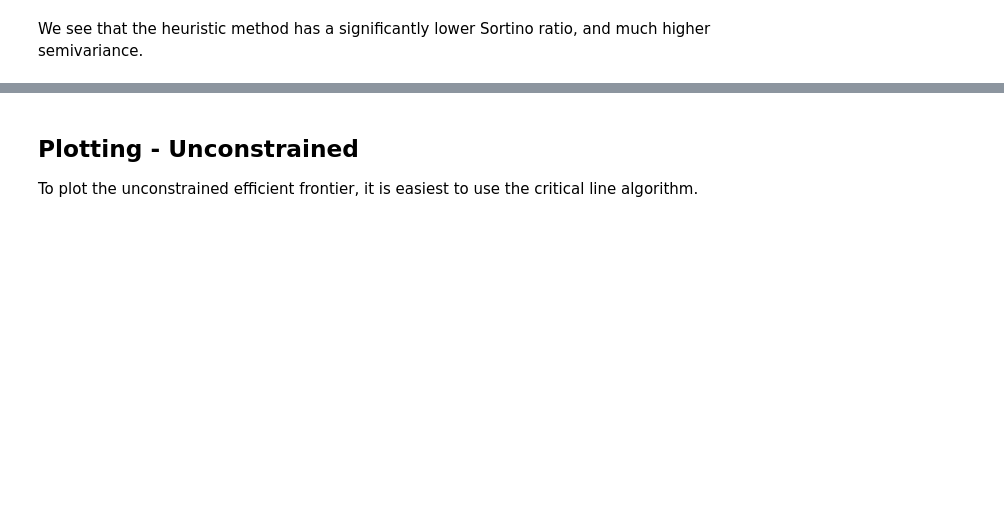
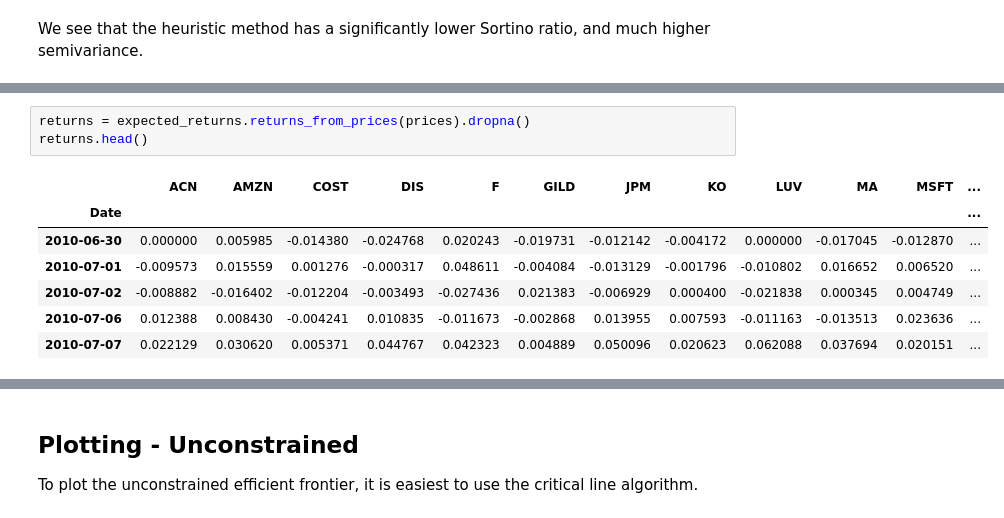
Before and after one commit to robertmartin8/PyPortfolioOpt, a Jupyter notebook: cookbook/2-Mean-Variance-Optimisation.ipynb, the cells around one changed output, grey strips where cells are left out. Cells and saved outputs as stored; diff of their text form; blank space fills up the shorter version.

```diff
--- a/cookbook/2-Mean-Variance-Optimisation.ipynb
+++ b/cookbook/2-Mean-Variance-Optimisation.ipynb
@@ -523,0 +534,11 @@ We see that the heuristic method has a significantly lower Sortino ratio, and mu
+# %%
+returns = expected_returns.returns_from_prices(prices).dropna()
+returns.head()
+# %% [output]
+|  | ACN | AMZN | COST | DIS | F | GILD | JPM | KO | LUV | MA | MSFT | ... |
+| Date |  |  |  |  |  |  |  |  |  |  |  | ... |
+| 2010-06-30 | 0.000000 | 0.005985 | -0.014380 | -0.024768 | 0.020243 | -0.019731 | -0.012142 | -0.004172 | 0.000000 | -0.017045 | -0.012870 | ... |
+| 2010-07-01 | -0.009573 | 0.015559 | 0.001276 | -0.000317 | 0.048611 | -0.004084 | -0.013129 | -0.001796 | -0.010802 | 0.016652 | 0.006520 | ... |
+| 2010-07-02 | -0.008882 | -0.016402 | -0.012204 | -0.003493 | -0.027436 | 0.021383 | -0.006929 | 0.000400 | -0.021838 | 0.000345 | 0.004749 | ... |
+| 2010-07-06 | 0.012388 | 0.008430 | -0.004241 | 0.010835 | -0.011673 | -0.002868 | 0.013955 | 0.007593 | -0.011163 | -0.013513 | 0.023636 | ... |
+| 2010-07-07 | 0.022129 | 0.030620 | 0.005371 | 0.044767 | 0.042323 | 0.004889 | 0.050096 | 0.020623 | 0.062088 | 0.037694 | 0.020151 | ... |
```
Also changed, not shown: parts of 38 cells of this notebook, 1 other file.
